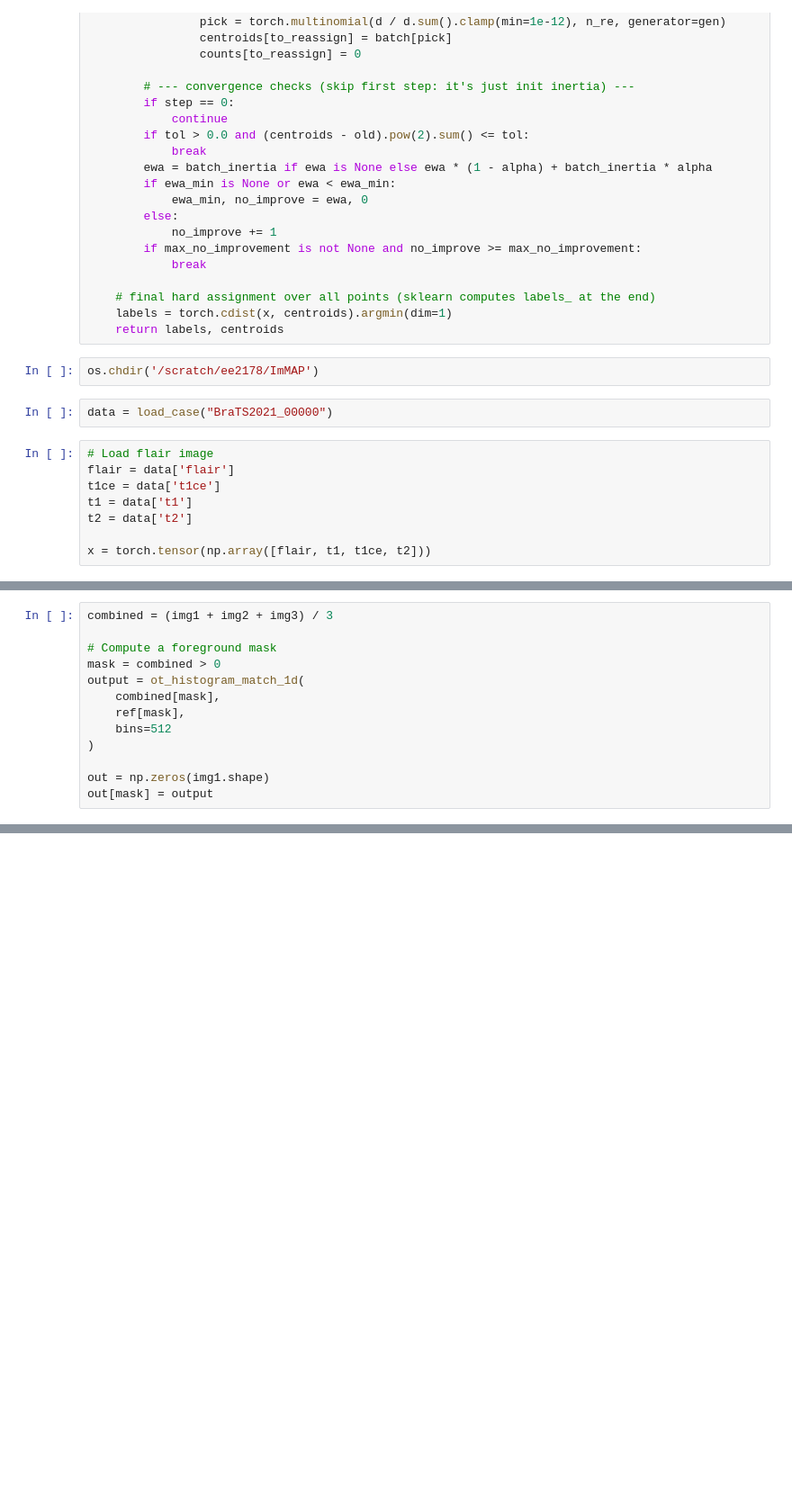
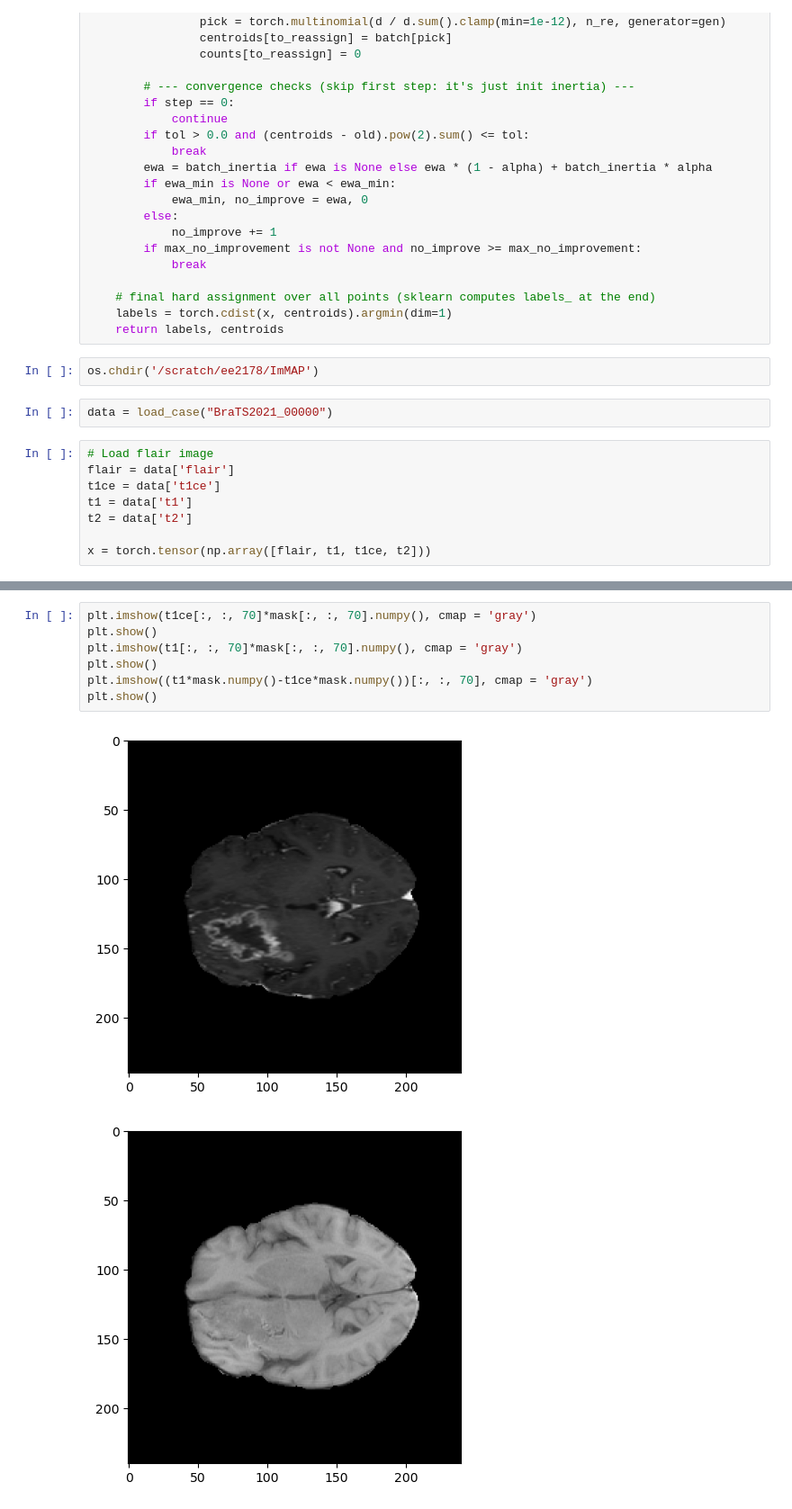
Before and after one commit to ee2178/ImMAP, a Jupyter notebook: notebooks/ccl.ipynb, the cells around one changed output, grey strips where cells are left out. Shown at 90% size. Saved outputs shown, nothing was run; the diff lists cells and outputs as text; blank space fills up the shorter version.

```diff
--- a/notebooks/ccl.ipynb
+++ b/notebooks/ccl.ipynb
@@ -219,13 +164,0 @@ def ot_histogram_match_1d(img, ref, bins=256):
-# %%
-combined = (img1 + img2 + img3) / 3
-
-# Compute a foreground mask
-mask = combined > 0
-output = ot_histogram_match_1d(
-    combined[mask],
-    ref[mask],
-    bins=512
-)
-
-out = np.zeros(img1.shape)
-out[mask] = output
@@ -359,0 +177,10 @@ plot_image(x_clustered, title = 'Constraint Map')
+# %%
+plt.imshow(t1ce[:, :, 70]*mask[:, :, 70].numpy(), cmap = 'gray')
+plt.show()
+plt.imshow(t1[:, :, 70]*mask[:, :, 70].numpy(), cmap = 'gray')
+plt.show()
+plt.imshow((t1*mask.numpy()-t1ce*mask.numpy())[:, :, 70], cmap = 'gray')
+plt.show()
+# %% [output]
+[figure, added]
+[figure, added]
```
Also changed, not shown: parts of 14 cells of this notebook, 6 other files.
